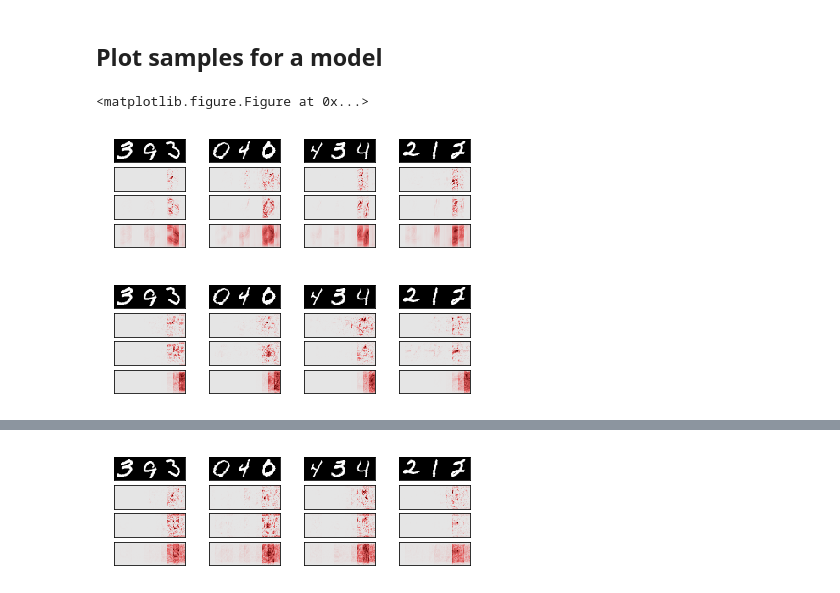
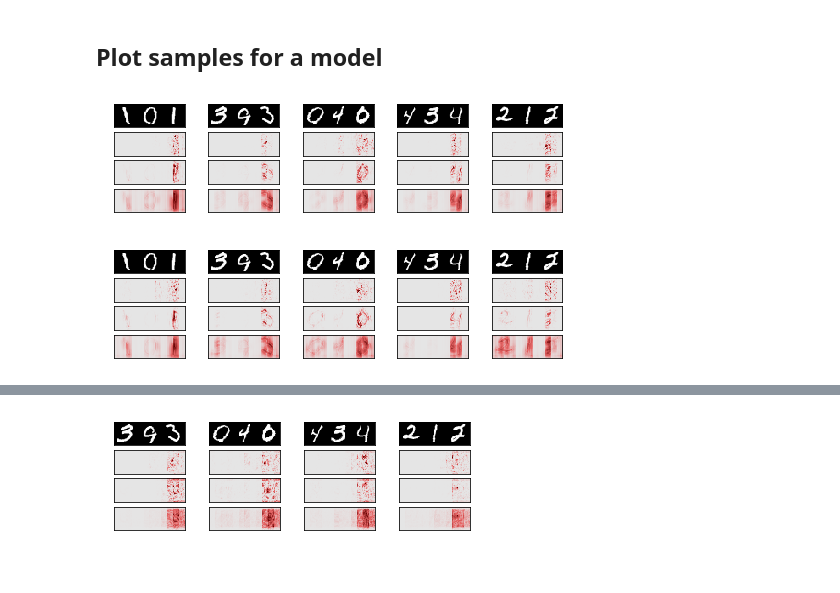
Before and after one commit to p16i/thesis-designing-recurrent-neural-networks-for-explainability, a Jupyter notebook: notebooks/comparison-plots.ipynb, the cells around one changed output, grey strips where cells are left out. Cells and saved outputs as stored; diff of their text form; code cells hidden in the pictures.

```diff
--- a/notebooks/comparison-plots.ipynb
+++ b/notebooks/comparison-plots.ipynb
@@ -98 +97,4 @@ def compare_explaination_for_dataset(method, models, dataset, seq, data_idx):
                                    )
+# %%
+for med in ['sensitivity', 'guided_backprop', 'lrp_deep_taylor']:
+    compare_explaination_for_dataset(med, models=['shallow', 'deep'], dataset='fashion-mnist', seq=7, n=4)
@@ -101,7 +116,7 @@ rd = list(np.random.choice(10000, 12))
 selected = [22, 5069, 99, 334, 5004] + rd
 print(rd)
 for med in ['sensitivity', 'guided_backprop', 'lrp_deep_taylor']:
-    compare_explaination_for_dataset(med, models=['s2', 's3'],
+    compare_explaination_for_dataset(med, models=['deep_v2'],
                                      dataset='mnist-3-digits-maj', seq=12,
                                      data_idx=selected[:4])
 # %% [output]
@@ -124,7 +136,7 @@ dd = np.random.choice(10000, 12)
 selected = [7639, 863, 559, 1752, 7954, 9238] + list(dd)
 print(dd)
 for med in ['sensitivity', 'guided_backprop', 'lrp_deep_taylor']:
-    compare_explaination_for_dataset(med, models=['s2', 's3'],
+    compare_explaination_for_dataset(med, models=['deep_v2'],
                                      dataset='fashion-mnist-3-items-maj', seq=12,
                                      data_idx=selected[:4])
 # %% [output]
@@ -349,7 +417,7 @@ def plot_explanation_grid_of_samples_for_a_model(model, dataset, seq, data_idx=[
     results = dict()
 
 
-    model_path = '../final-models/%s_network-%s-seq-%d' % (model, dataset, seq)
+    model_path = '../final-models/%s-%s-seq-%d' % (model, dataset, seq)
     model_obj = provider.load(model_path)
     results = dict()
     for met in methods:
@@ -392,11 +460,10 @@ def plot_explanation_grid_of_samples_for_a_model(model, dataset, seq, data_idx=[
         fig.add_subplot(ax_outer)
 
     plt.show()
-plot_explanation_grid_of_samples_for_a_model('convdeep_4l', 'mnist-3-digits-maj', 12, data_idx = [9192,3,4, 5127])
+plot_explanation_grid_of_samples_for_a_model('convdeep_4l_network', 'mnist-3-digits-maj', 12, data_idx = [700, 9192,3,4, 5127])
 # %% [output]
-<matplotlib.figure.Figure at 0x...>
-[figure, old version]
+[figure, new version]
 # %%
-plot_explanation_grid_of_samples_for_a_model('s2', 'mnist-3-digits-maj', 12, data_idx = [9192,3,4, 5127])
+plot_explanation_grid_of_samples_for_a_model('convdeep_with_mark', 'mnist-3-digits-maj', 12, data_idx = [700, 9192,3,4, 5127])
 # %% [output]
-[figure, old version]
+[figure, new version]
```
Also changed, not shown: parts of 17 cells of this notebook, 20 other files.
